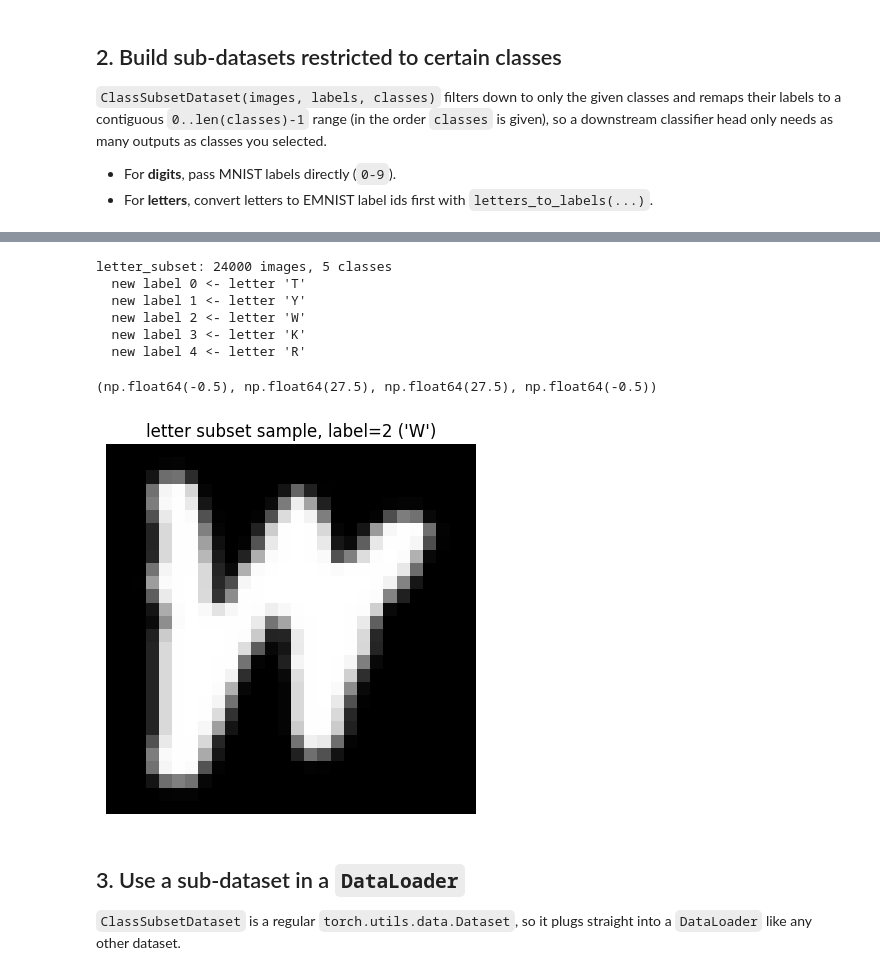
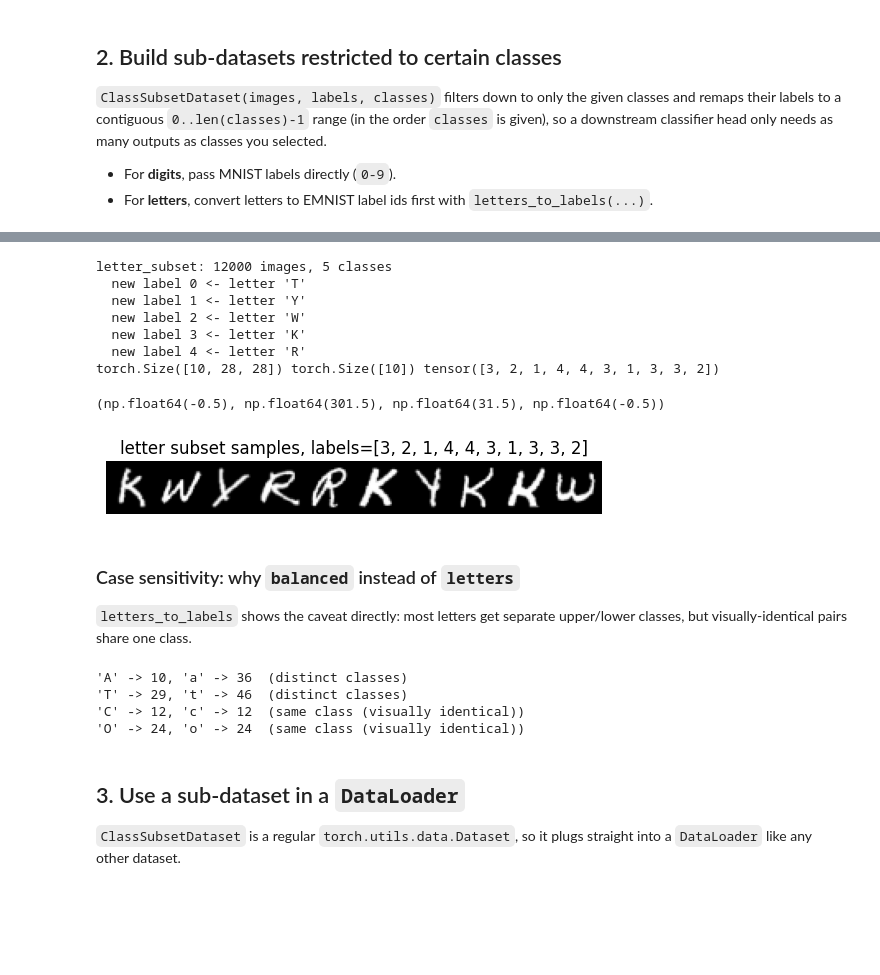
Before and after one commit to matushalak/harpl, a Jupyter notebook: harpl/ours/notebooks/mnist_emnist_explore.ipynb, the cells around one changed output, grey strips where cells are left out. Drawn from its saved outputs; the diff is of its cells as text; code cells hidden in the pictures; blank space fills up the shorter version.

Commit message:
update to EMNIST to include capital letters

```diff
--- a/harpl/ours/notebooks/mnist_emnist_explore.ipynb
+++ b/harpl/ours/notebooks/mnist_emnist_explore.ipynb
@@ -101,25 +112,44 @@ digit_subset: 30145 images, 5 classes
 # %%
 # Only letters a, m, z -> remapped to labels 0, 1, 2 respectively
 selected_letters = ["T", "Y", "W", "K", "R"]
 letter_subset = ClassSubsetDataset(emnist_images, emnist_labels, classes=letters_to_labels(selected_letters))
 
 print(f"letter_subset: {len(letter_subset)} images, {len(letter_subset.classes)} classes")
 for new_label, letter in zip(range(len(letter_subset.classes)), selected_letters):
     print(f"  new label {new_label} <- letter '{letter}'")
 
-image, label = letter_subset[0]
-plt.imshow(image, cmap="gray")
-plt.title(f"letter subset sample, label={label.item()} ('{selected_letters[label.item()]}')")
+
+image, label = letter_subset[12:22]
+print(image.shape, label.shape, label)
+image = make_grid([image[i, ...].unsqueeze(0) for i in range(image.shape[0])], nrow=10)
+plt.imshow(image.permute(1, 2, 0), cmap="gray")
+plt.title(f"letter subset samples, labels={label.tolist()}")
 plt.axis("off")
 # %% [output]
-letter_subset: 24000 images, 5 classes
+letter_subset: 12000 images, 5 classes
   new label 0 <- letter 'T'
   new label 1 <- letter 'Y'
   new label 2 <- letter 'W'
   new label 3 <- letter 'K'
   new label 4 <- letter 'R'
+torch.Size([10, 28, 28]) torch.Size([10]) tensor([3, 2, 1, 4, 4, 3, 1, 3, 3, 2])
-(np.float64(-0.5), np.float64(27.5), np.float64(27.5), np.float64(-0.5))
+(np.float64(-0.5), np.float64(301.5), np.float64(31.5), np.float64(-0.5))
-[figure, old version]
+[figure, new version]
+# %% [markdown]
+### Case sensitivity: why `balanced` instead of `letters`
+
+`letters_to_labels` shows the caveat directly: most letters get separate
+upper/lower classes, but visually-identical pairs share one class.
+# %%
+for pair in [("A", "a"), ("T", "t"), ("C", "c"), ("O", "o")]:
+    upper_label, lower_label = letters_to_labels(pair)
+    same = "same class (visually identical)" if upper_label == lower_label else "distinct classes"
+    print(f"'{pair[0]}' -> {upper_label}, '{pair[1]}' -> {lower_label}  ({same})")
+# %% [output]
+'A' -> 10, 'a' -> 36  (distinct classes)
+'T' -> 29, 't' -> 46  (distinct classes)
+'C' -> 12, 'c' -> 12  (same class (visually identical))
+'O' -> 24, 'o' -> 24  (same class (visually identical))
 # %% [markdown]
 ## 3. Use a sub-dataset in a `DataLoader`
 
```
Also changed, not shown: parts of 7 cells of this notebook, 1 other file.
